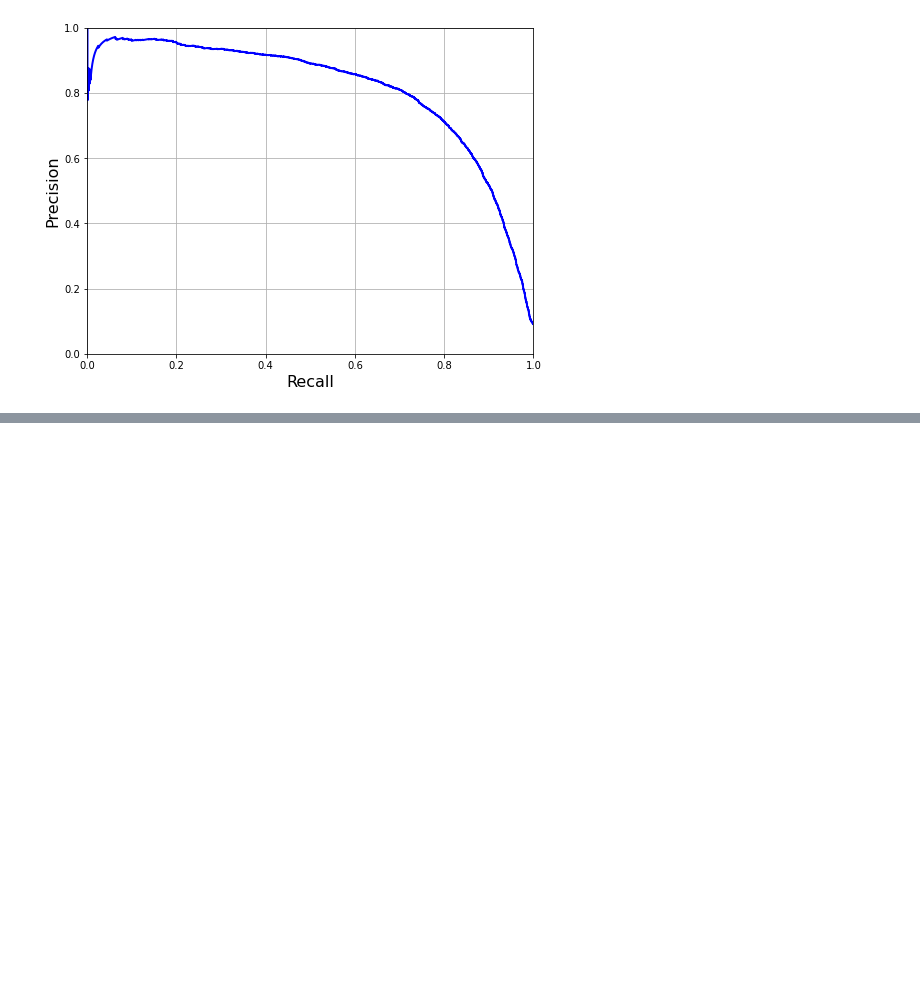
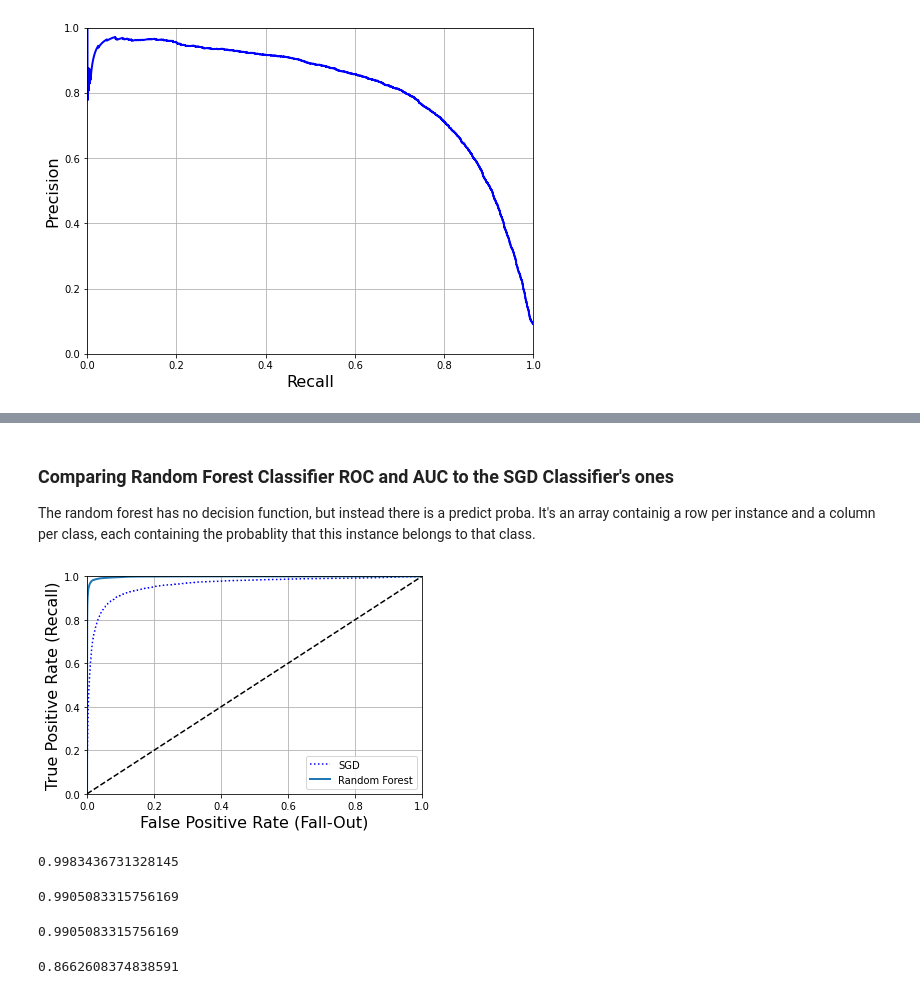
Before and after one commit to maciejolszanski/ML_basics, a Jupyter notebook: 03_MNIST_classification.ipynb, the cells around one changed output, grey strips where cells are left out. Saved outputs shown, nothing was run; the diff lists cells and outputs as text; code cells hidden in the pictures; blank space fills up the shorter version.

```diff
--- a/03_MNIST_classification.ipynb
+++ b/03_MNIST_classification.ipynb
@@ -192,0 +230,35 @@ plt.show()
+# %% [markdown]
+### Comparing Random Forest Classifier ROC and AUC to the SGD Classifier's ones
+The random forest has no decision function, but instead there is a predict proba.
+It's an array containig a row per instance and a column per class, each containing the probablity that this instance belongs to that class.
+# %%
+from sklearn.ensemble import RandomForestClassifier
+
+forest_clf = RandomForestClassifier(random_state=42)
+y_probas_forest = cross_val_predict(forest_clf, X_train, y_train_5, cv=3, method='predict_proba')
+# %%
+y_scores_forest = y_probas_forest[:, 1] # score is for me = proba of positive class
+fpr_forest, tpr_forest, threshold_forest = roc_curve(y_train_5, y_scores_forest)
+# %%
+plt.plot(fpr, tpr, 'b:', label='SGD')
+plot_roc_curve(fpr_forest, tpr_forest, "Random Forest")
+plt.legend(loc='lower right')
+plt.show()
+# %% [output]
+[figure, added]
+# %%
+roc_auc_score(y_train_5, y_scores_forest)
+# %% [output]
+0.9983436731328145
+# %%
+y_train_pred_forest = cross_val_predict(forest_clf, X_train, y_train_5, cv=3)
+# %% [output]
+0.9905083315756169
+# %%
+precision_score(y_train_5, y_train_pred_forest)
+# %% [output]
+0.9905083315756169
+# %%
+recall_score(y_train_5, y_train_pred_forest)
+# %% [output]
+0.8662608374838591
```
Also changed, not shown: parts of 8 cells of this notebook.
